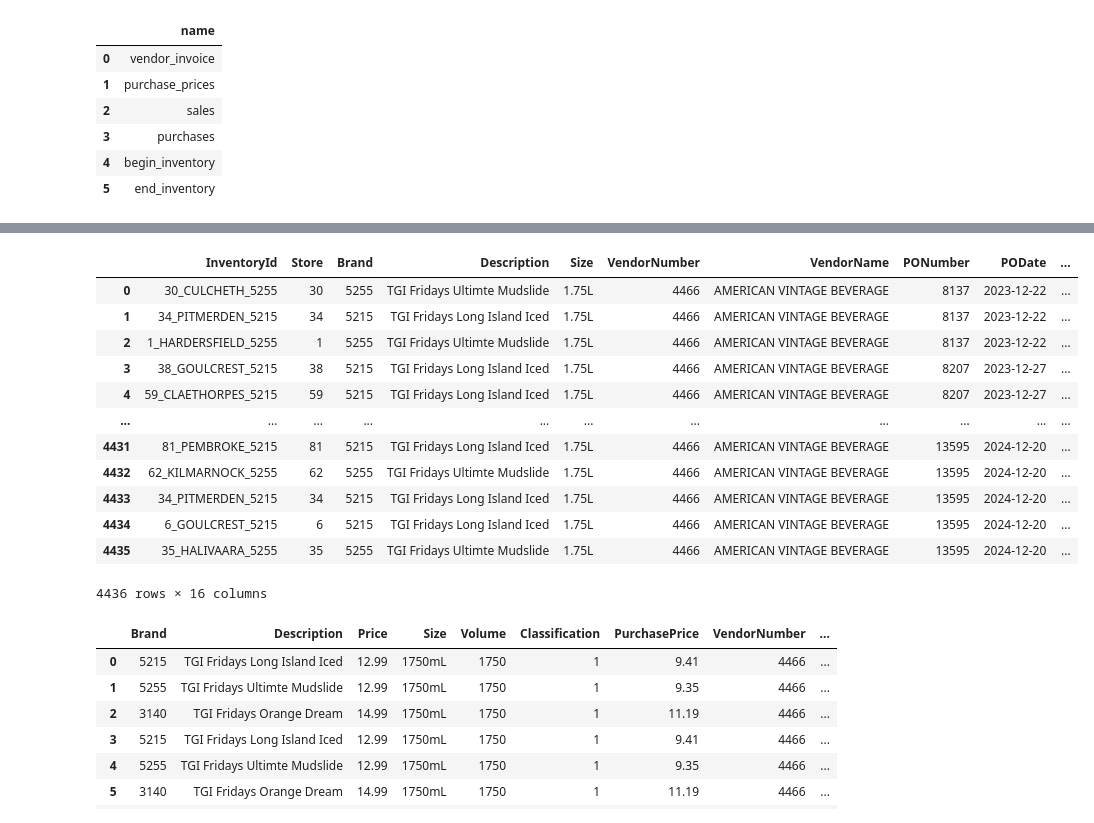
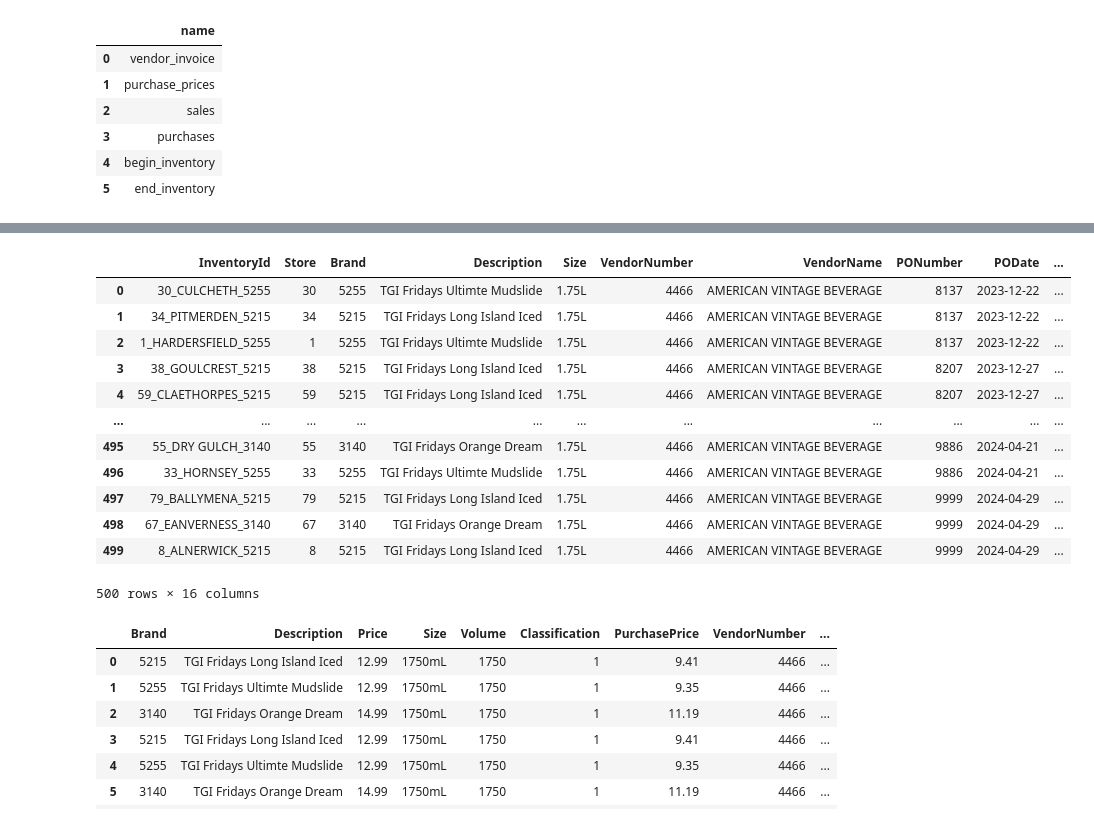
Before and after one commit to 1sazzad/vendor-performance-analytics, a Jupyter notebook: Exploratory_Data_Analysis.ipynb, the cells around one changed output, grey strips where cells are left out. Cells and saved outputs as stored; diff of their text form; code cells hidden in the pictures.

```diff
--- a/Exploratory_Data_Analysis.ipynb
+++ b/Exploratory_Data_Analysis.ipynb
@@ -78,18 +47,21 @@ count of records: 448978
 # %%
-purchases = pd.read_sql_query("select * from purchases where VendorNumber = 4466", conn)
+purchases = pd.read_sql_query(
+    "SELECT * FROM purchases WHERE VendorNumber = 4466 LIMIT 500",
+    conn
+)
 purchases
 # %% [output]
 |  | InventoryId | Store | Brand | Description | Size | VendorNumber | VendorName | PONumber | PODate | ... |
 | 0 | 30_CULCHETH_5255 | 30 | 5255 | TGI Fridays Ultimte Mudslide | 1.75L | 4466 | AMERICAN VINTAGE BEVERAGE | 8137 | 2023-12-22 | ... |
 | 1 | 34_PITMERDEN_5215 | 34 | 5215 | TGI Fridays Long Island Iced | 1.75L | 4466 | AMERICAN VINTAGE BEVERAGE | 8137 | 2023-12-22 | ... |
 | 2 | 1_HARDERSFIELD_5255 | 1 | 5255 | TGI Fridays Ultimte Mudslide | 1.75L | 4466 | AMERICAN VINTAGE BEVERAGE | 8137 | 2023-12-22 | ... |
 | 3 | 38_GOULCREST_5215 | 38 | 5215 | TGI Fridays Long Island Iced | 1.75L | 4466 | AMERICAN VINTAGE BEVERAGE | 8207 | 2023-12-27 | ... |
 | 4 | 59_CLAETHORPES_5215 | 59 | 5215 | TGI Fridays Long Island Iced | 1.75L | 4466 | AMERICAN VINTAGE BEVERAGE | 8207 | 2023-12-27 | ... |
 | ... | ... | ... | ... | ... | ... | ... | ... | ... | ... | ... |
-| 4431 | 81_PEMBROKE_5215 | 81 | 5215 | TGI Fridays Long Island Iced | 1.75L | 4466 | AMERICAN VINTAGE BEVERAGE | 13595 | 2024-12-20 | ... |
-| 4432 | 62_KILMARNOCK_5255 | 62 | 5255 | TGI Fridays Ultimte Mudslide | 1.75L | 4466 | AMERICAN VINTAGE BEVERAGE | 13595 | 2024-12-20 | ... |
-| 4433 | 34_PITMERDEN_5215 | 34 | 5215 | TGI Fridays Long Island Iced | 1.75L | 4466 | AMERICAN VINTAGE BEVERAGE | 13595 | 2024-12-20 | ... |
-| 4434 | 6_GOULCREST_5215 | 6 | 5215 | TGI Fridays Long Island Iced | 1.75L | 4466 | AMERICAN VINTAGE BEVERAGE | 13595 | 2024-12-20 | ... |
-| 4435 | 35_HALIVAARA_5255 | 35 | 5255 | TGI Fridays Ultimte Mudslide | 1.75L | 4466 | AMERICAN VINTAGE BEVERAGE | 13595 | 2024-12-20 | ... |
+| 495 | 55_DRY GULCH_3140 | 55 | 3140 | TGI Fridays Orange Dream | 1.75L | 4466 | AMERICAN VINTAGE BEVERAGE | 9886 | 2024-04-21 | ... |
+| 496 | 33_HORNSEY_5255 | 33 | 5255 | TGI Fridays Ultimte Mudslide | 1.75L | 4466 | AMERICAN VINTAGE BEVERAGE | 9886 | 2024-04-21 | ... |
+| 497 | 79_BALLYMENA_5215 | 79 | 5215 | TGI Fridays Long Island Iced | 1.75L | 4466 | AMERICAN VINTAGE BEVERAGE | 9999 | 2024-04-29 | ... |
+| 498 | 67_EANVERNESS_3140 | 67 | 3140 | TGI Fridays Orange Dream | 1.75L | 4466 | AMERICAN VINTAGE BEVERAGE | 9999 | 2024-04-29 | ... |
+| 499 | 8_ALNERWICK_5215 | 8 | 5215 | TGI Fridays Long Island Iced | 1.75L | 4466 | AMERICAN VINTAGE BEVERAGE | 9999 | 2024-04-29 | ... |
-4436 rows × 16 columns
+500 rows × 16 columns
 # %%
```
Also changed, not shown: parts of 16 cells of this notebook.
